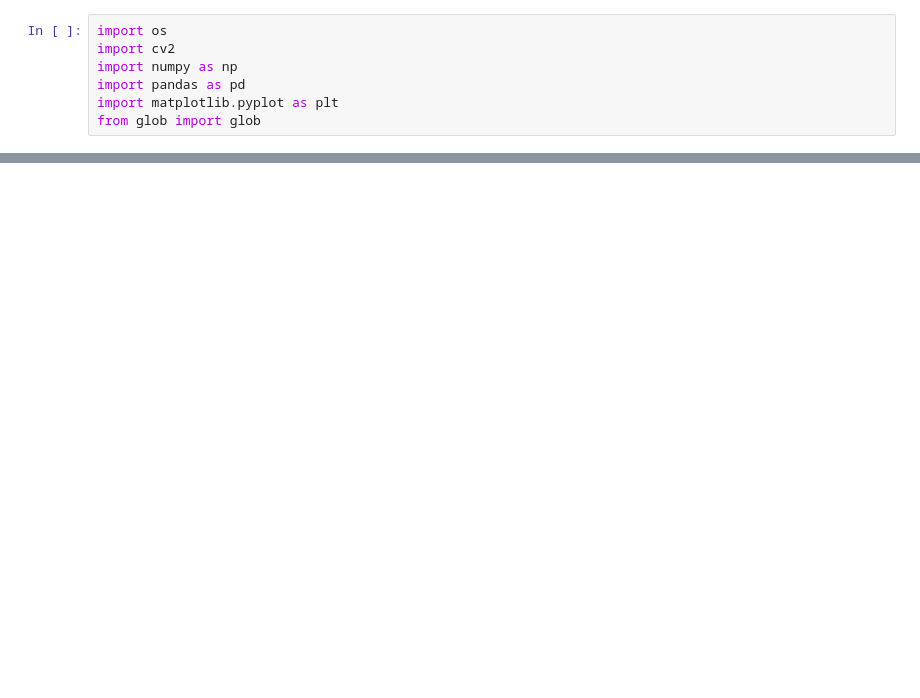
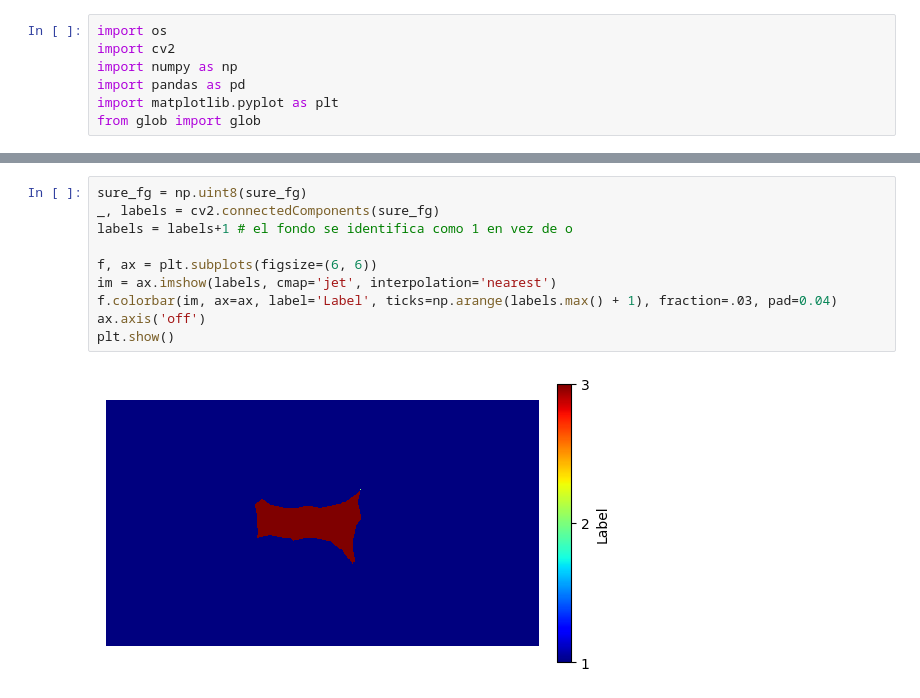
Before and after one commit to deivMM/computer_vision_image_processing, a Jupyter notebook: projects/money_counter/0_prueba.ipynb, the cells around one changed output, grey strips where cells are left out. Cells and saved outputs as stored; diff of their text form; blank space fills up the shorter version.

```diff
--- a/projects/money_counter/0_prueba.ipynb
+++ b/projects/money_counter/0_prueba.ipynb
@@ -77,0 +106,12 @@ img = cv2.resize(img, None, fx = .7, fy=.7)
+# %%
+sure_fg = np.uint8(sure_fg)
+_, labels = cv2.connectedComponents(sure_fg)
+labels = labels+1 # el fondo se identifica como 1 en vez de o
+
+f, ax = plt.subplots(figsize=(6, 6))
+im = ax.imshow(labels, cmap='jet', interpolation='nearest')
+f.colorbar(im, ax=ax, label='Label', ticks=np.arange(labels.max() + 1), fraction=.03, pad=0.04)
+ax.axis('off')
+plt.show()
+# %% [output]
+[figure, added]
```
Also changed, not shown: parts of 13 cells of this notebook, 8 other files.
